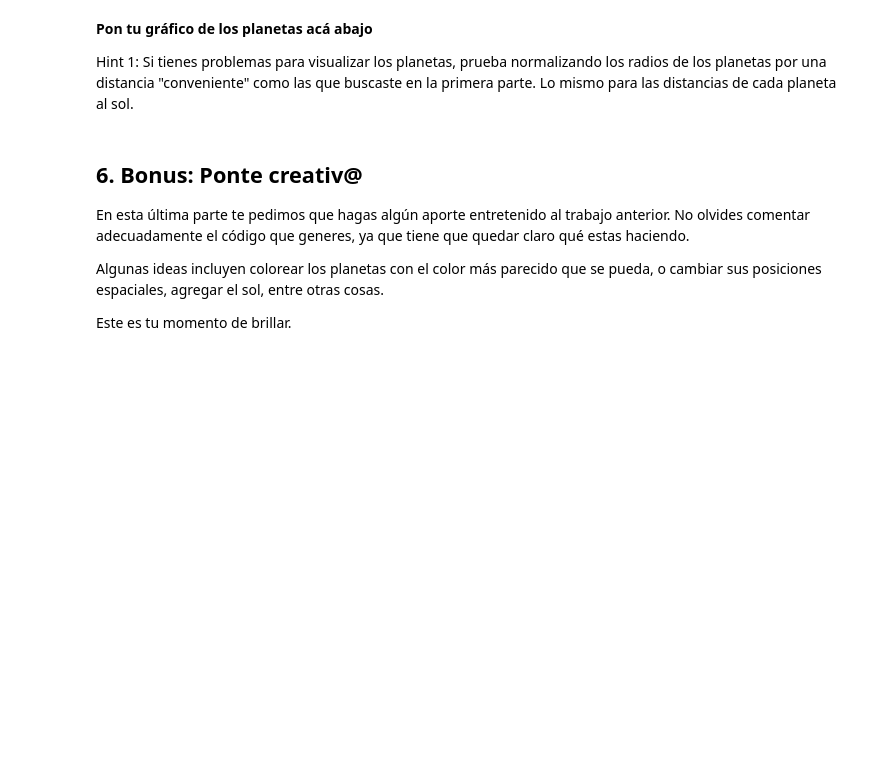
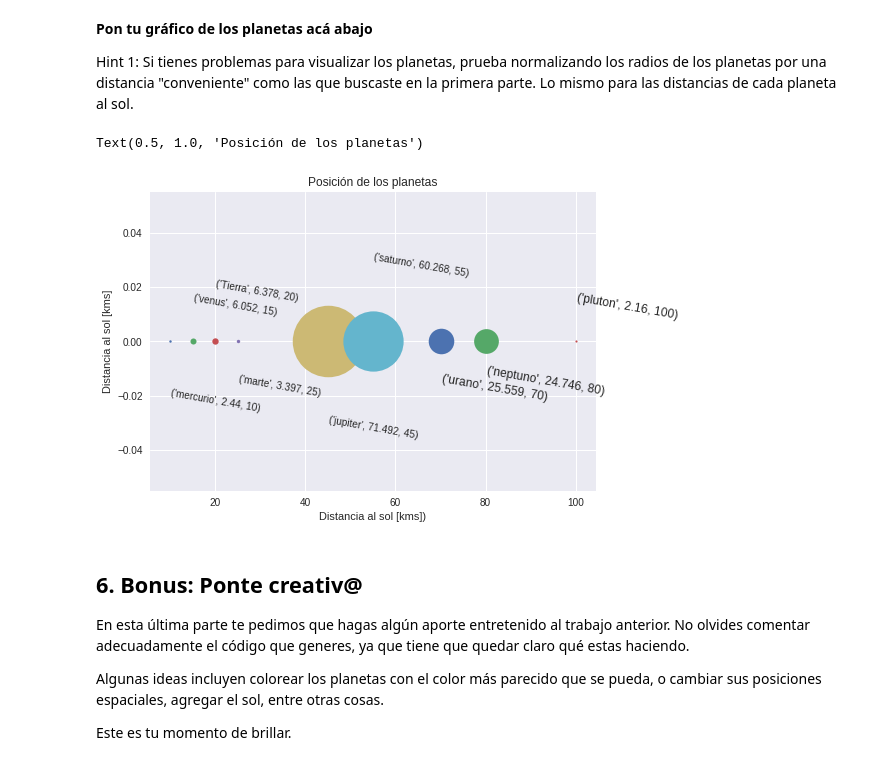
Before and after one commit to felipe34asaav/minitarea1, a Jupyter notebook: minitarea1.ipynb, the cells around one changed output. Drawn from its saved outputs; the diff is of its cells as text; code cells hidden in the pictures; blank space fills up the shorter version.

```diff
--- a/minitarea1.ipynb
+++ b/minitarea1.ipynb
@@ -113,15 +113,15 @@ class Planeta:
     def pt(self):
       return(self.planeta,self.radio,self.distancia)
 
-mercurio=Planeta("mercurio",2.44,57910000)
-venus=Planeta("venus",6.052,108200000)
-Tierra=Planeta("Tierra",6.378,149600000)
-marte=Planeta("marte",3.397,227940000)
-jupiter=Planeta("jupiter",71.492,778330000)
-saturno=Planeta("saturno",60.268,1429400000)
-urano=Planeta("urano",25.559,2870990000)
-neptuno=Planeta("neptuno",24.746,5913520000)
-pluton=Planeta("pluton",1.16,5934456500)
+mercurio=Planeta("mercurio",2.44,10)
+venus=Planeta("venus",6.052,15)
+Tierra=Planeta("Tierra",6.378,20)
+marte=Planeta("marte",3.397,25)
+jupiter=Planeta("jupiter",71.492,45)
+saturno=Planeta("saturno",60.268,55)
+urano=Planeta("urano",25.559,70)
+neptuno=Planeta("neptuno",24.746,80)
+pluton=Planeta("pluton",2.16,100)
 
 dict_planetas={"mercurio":mercurio.pt(),"venus":venus.pt(),"Tierra":Tierra.pt(),"marte":marte.pt(),"jupiter":jupiter.pt(),"saturno":saturno.pt(),"urano":urano.pt(),"neptuno":neptuno.pt(),"pluton":pluton.pt()}
 print(dict_planetas)
@@ -166,6 +170,38 @@ plt.title('Posición de los planetas')
 **Pon tu gráfico de los planetas acá abajo**
 
 Hint 1: Si tienes problemas para visualizar los planetas, prueba normalizando los radios de los planetas por una distancia "conveniente" como las que buscaste en la primera parte. Lo mismo para las distancias de cada planeta al sol.
+# %%
+import matplotlib.pyplot as plt
+#las distacias y radios fueron convenientemente alterados para la belleza del grafico. Las distancias de los planetas son abismantemente mayores a las indicadas en este grafico.
+
+fig1 = plt.figure()
+
+plt.plot(mercurio.distancia,0,'o',markersize=mercurio.radio)
+plt.plot(venus.distancia,0,'o',markersize=venus.radio)
+plt.plot(Tierra.distancia,0,'o',markersize=Tierra.radio)
+plt.plot(marte.distancia,0,'o',markersize=marte.radio)
+plt.plot(jupiter.distancia,0,'o',markersize=jupiter.radio)
+plt.plot(saturno.distancia,0,'o',markersize=saturno.radio)
+plt.plot(urano.distancia,0,'o',markersize=urano.radio)
+plt.plot(neptuno.distancia,0,'o',markersize=neptuno.radio)
+plt.plot(pluton.distancia,0,'o',markersize=pluton.radio)
+
+plt.text(mercurio.distancia, -0.02, mercurio.pt(), rotation=-10, size=10)
+plt.text(venus.distancia, 0.015, venus.pt(), rotation=-10, size=10)
+plt.text(Tierra.distancia, 0.02, Tierra.pt(), rotation=-10, size=10)
+plt.text(marte.distancia, -0.015, marte.pt(), rotation=-10, size=10)
+plt.text(jupiter.distancia, -0.03, jupiter.pt(), rotation=-10, size=10)
+plt.text(saturno.distancia, 0.03, saturno.pt(), rotation=-10, size=10)
+plt.text(urano.distancia, -0.015, urano.pt(), rotation=-10, size=12)
+plt.text(neptuno.distancia, -0.012, neptuno.pt(), rotation=-10, size=12)
+plt.text(pluton.distancia, 0.015, pluton.pt(), rotation=-10, size=12)
+
+plt.xlabel('Distancia al sol [kms])')
+plt.ylabel('Distancia al sol [kms]')
+plt.title('Posición de los planetas')
+# %% [output]
+Text(0.5, 1.0, 'Posición de los planetas')
+[figure, added]
 # %% [markdown]
 ## 6. Bonus: Ponte creativ@
 En esta última parte te pedimos que hagas algún aporte entretenido al trabajo anterior. No olvides comentar adecuadamente el código que generes, ya que tiene que quedar claro qué estas haciendo.
```
Also changed, not shown: parts of 4 cells of this notebook.
